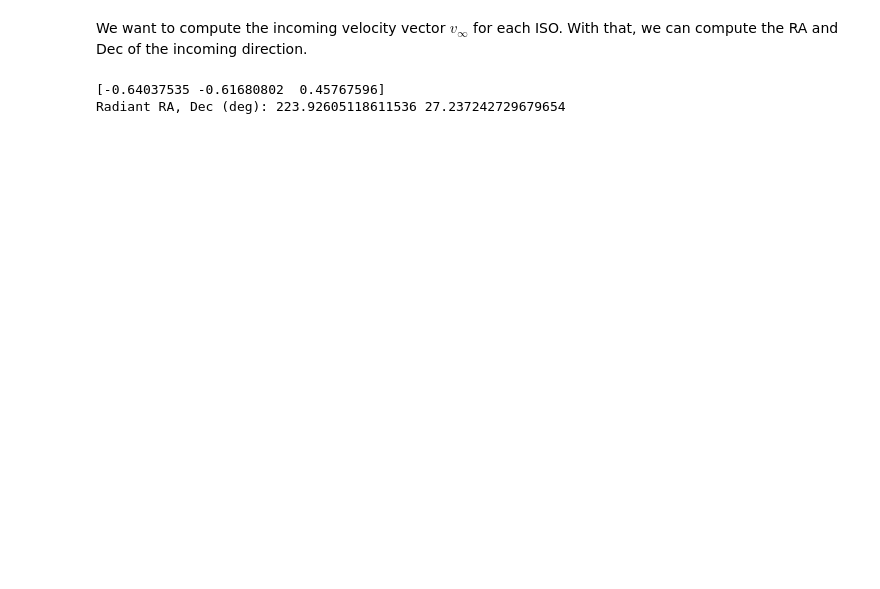
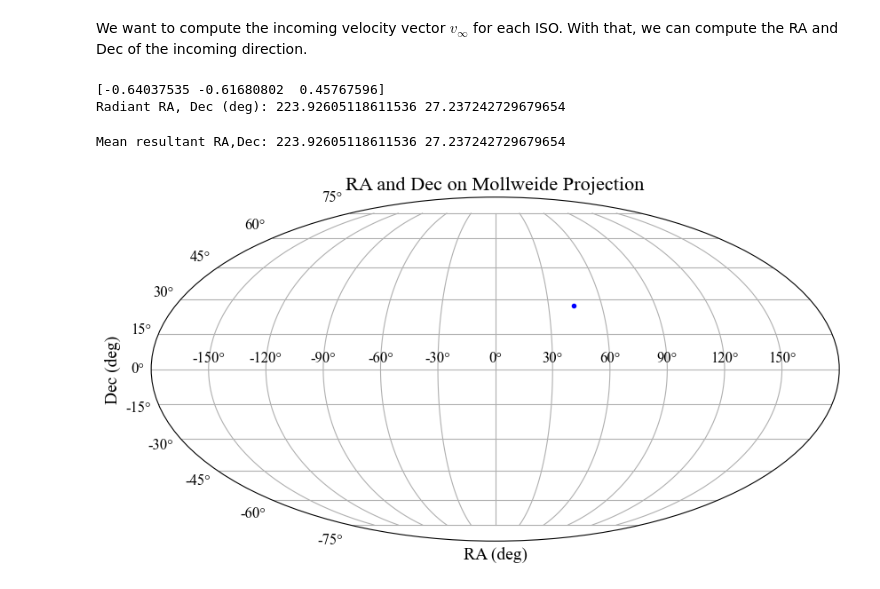
Before and after one commit to saividyud/Space-Capstone-Team-5, a Jupyter notebook: Trajectory/known_ISOs_analysis.ipynb, the cells around one changed output. Saved outputs shown, nothing was run; the diff lists cells and outputs as text; code cells hidden in the pictures; blank space fills up the shorter version.

```diff
--- a/Trajectory/known_ISOs_analysis.ipynb
+++ b/Trajectory/known_ISOs_analysis.ipynb
@@ -14,7 +27,7 @@ from astropy.time import Time
 # %% [markdown]
 Initializing orbital elements from JPL small-body database for known ISOs
 # %%
-oumuamua_elements = {
+oumuamua_heliocentric_elements = {
     'a': 1.27234500742808e+01 * u.au,  # Semi-major axis
     'e': 1.201133796102373e+01,      # Eccentricity
     'i': 122.7417062847286 * u.deg,  # Inclination
@@ -24,7 +37,7 @@ oumuamua_elements = {
     'epoch': Time('2458006.007321375231', format='jd', scale='utc')  # Epoch of the elements
 }
 
-borisov_elements = {
+borisov_heliocentric_elements = {
     'a': -0.8514922551937886 * u.au,  # Semi-major axis
     'e': 3.356475782676596,      # Eccentricity
     'i': 44.05264247909138 * u.deg,  # Inclination
@@ -34,7 +47,7 @@ borisov_elements = {
     'epoch': Time('2458826.052845906059', format='jd', scale='utc')  # Epoch of the elements
 }
 
-atlas_elements = {
+atlas_heliocentric_elements = {
     'a': -0.263915917517816 * u.au,  # Semi-major axis
     'e': 6.139587836355706,      # Eccentricity
     'i': 175.1131015287974 * u.deg,  # Inclination
@@ -154,3 +221,43 @@ print("Radiant RA, Dec (deg):", ra, dec)
 # %% [output]
 [-0.64037535 -0.61680802  0.45767596]
 Radiant RA, Dec (deg): 223.92605118611536 27.237242729679654
+# %%
+# radiants -> unit vectors (example list ra_list, dec_list)
+ra_list = np.array([ra])  # extend with real sample RA values
+dec_list = np.array([dec])
+
+def radec_to_unit(ra_deg, dec_deg):
+    ra = np.deg2rad(ra_deg)
+    dec = np.deg2rad(dec_deg)
+    x = np.cos(dec) * np.cos(ra)
+    y = np.cos(dec) * np.sin(ra)
+    z = np.sin(dec)
+    return np.vstack([x,y,z]).T
+
+X = radec_to_unit(ra_list, dec_list)
+R = X.sum(axis=0)
+Rnorm = np.linalg.norm(R)
+mean_dir = R / Rnorm
+# convert mean_dir to RA/Dec
+sc = SkyCoord(x=mean_dir[0], y=mean_dir[1], z=mean_dir[2], representation_type='cartesian', frame='icrs')
+print("Mean resultant RA,Dec:", sc.spherical.lon.deg, sc.spherical.lat.deg)
+# %% [output]
+Mean resultant RA,Dec: 223.92605118611536 27.237242729679654
+# %%
+fig = plt.figure(figsize=(10, 12))
+ax = fig.add_subplot(projection='mollweide')
+
+ra_rad = np.deg2rad(ra_list)
+dec_rad = np.deg2rad(dec_list)
+
+ax.scatter(ra_rad - np.pi, dec_rad, marker='.', color='blue', label='ISOs')
+
+ax.grid(True)
+ax.set_xlabel("RA (deg)")
+ax.set_ylabel("Dec (deg)")
+
+ax.set_title("RA and Dec on Mollweide Projection")
+
+plt.show()
+# %% [output]
+[figure, added]
```
Also changed, not shown: parts of 3 cells of this notebook.
